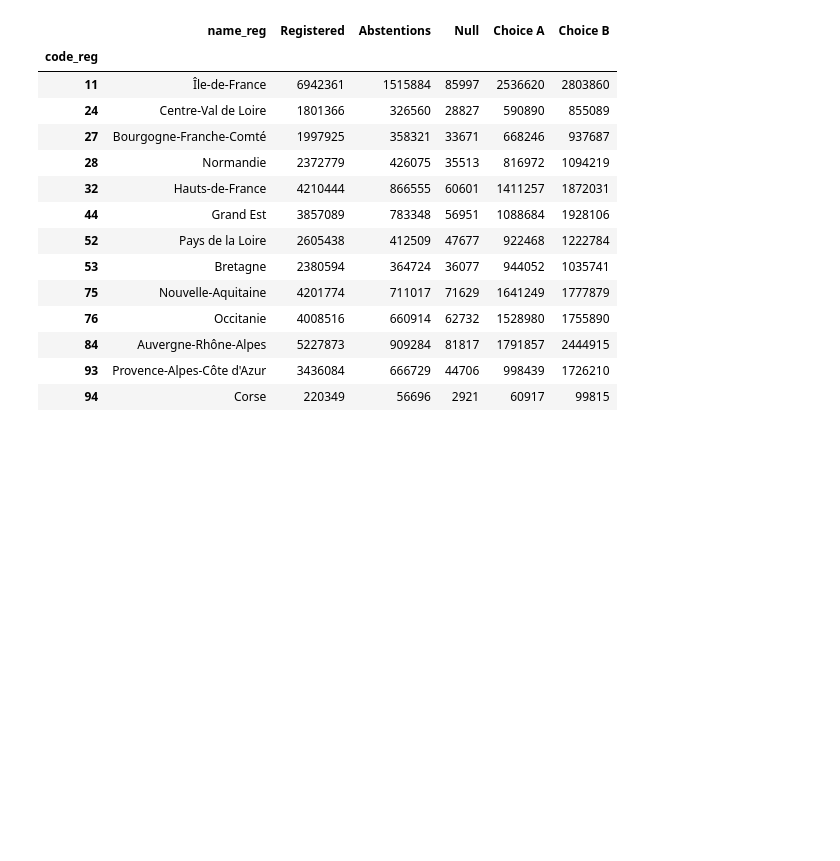
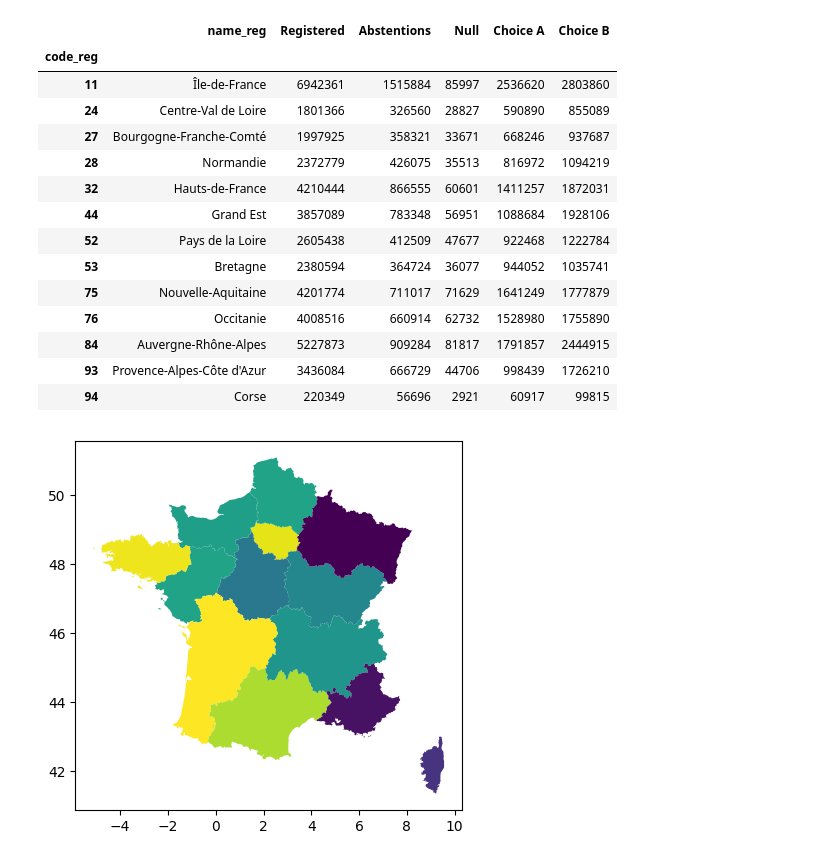
Before and after one commit to x-datascience-datacamp/2023-assignment-pandas, a Jupyter notebook: discover_function.ipynb, the cells around one changed output. Cells and saved outputs as stored; diff of their text form; code cells hidden in the pictures; blank space fills up the shorter version.

Commit message:
Plot correct

```diff
--- a/discover_function.ipynb
+++ b/discover_function.ipynb
@@ -161,5 +161,12 @@ def plot_referendum_map(referendum_result_by_regions):
       should display the rate of 'Choice A' over all expressed ballots.
     * Return a gpd.GeoDataFrame with a column 'ratio' containing the results.
     """
-
-    return gpd.GeoDataFrame({})
+    geodf = gpd.read_file('data/regions.geojson')
+    geo_result = pd.merge(geodf, referendum_result_by_regions, left_on='code', right_index=True)
+    geo_result['ratio'] = geo_result['Choice A'] / (geo_result['Choice A'] + geo_result['Choice B'])
+    geo_result.plot(column='ratio', legend=True)
+    return geo_result
+# %%
+df = plot_referendum_map(result)
+# %% [output]
+[figure, added]
```
Also changed, not shown: parts of 2 cells of this notebook, 1 other file.
